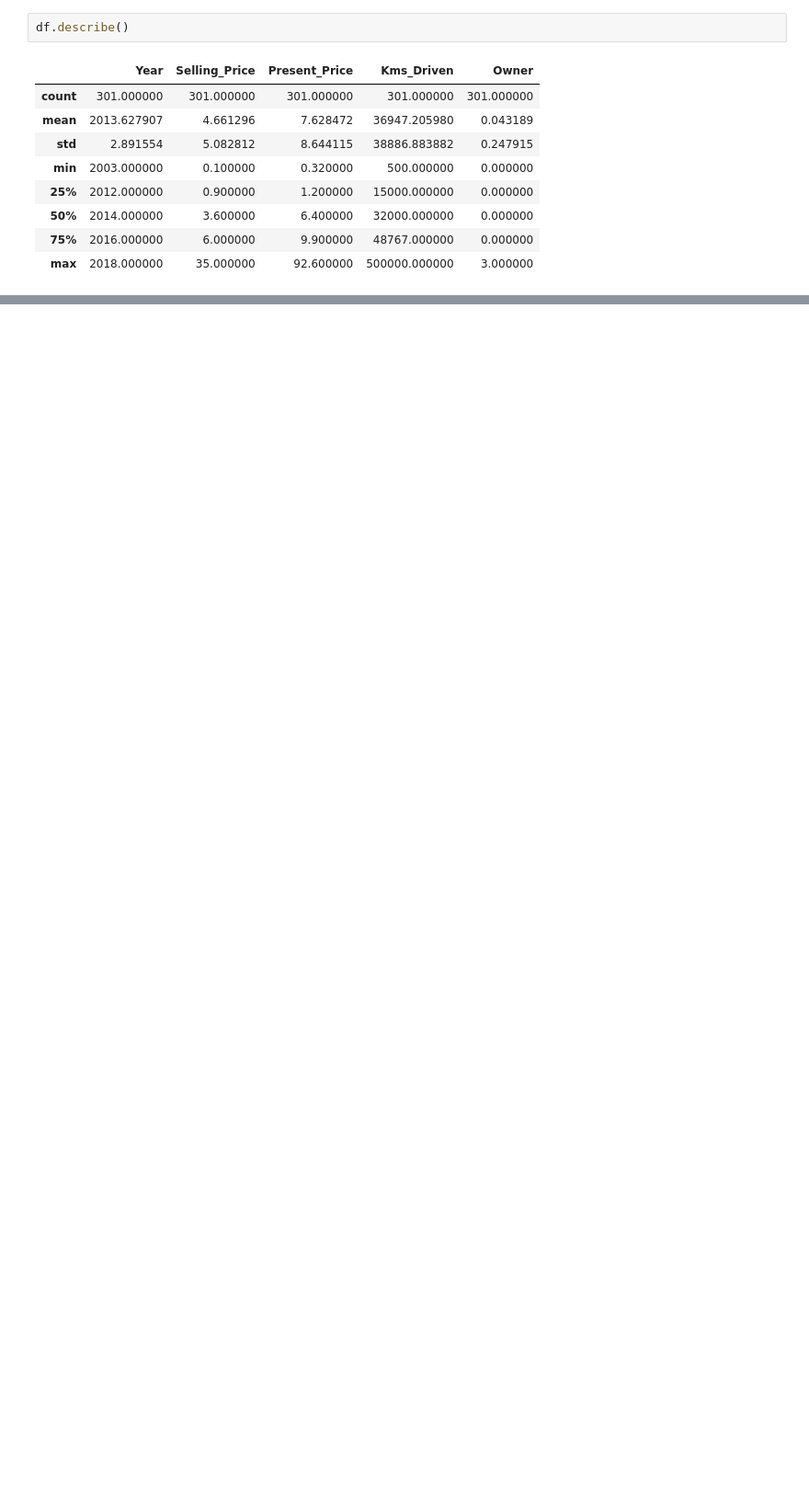
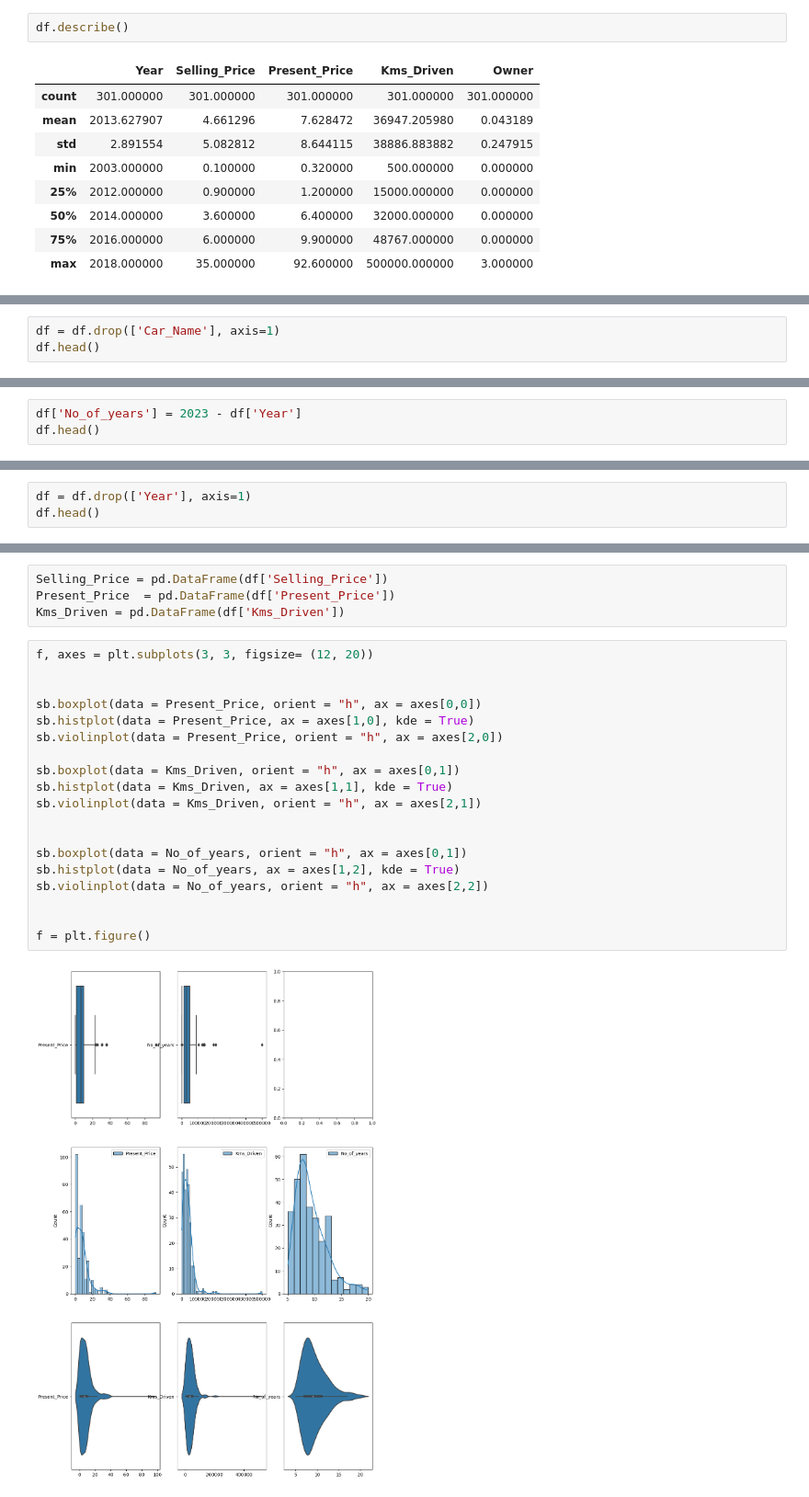
Before and after one commit to joycelee91/SC1015_miniproject, a Jupyter notebook: car-price-prediction.ipynb, the cells around one changed output, grey strips where cells are left out. Shown at 92% size. Drawn from its saved outputs; the diff is of its cells as text; blank space fills up the shorter version.

```diff
--- a/car-price-prediction.ipynb
+++ b/car-price-prediction.ipynb
@@ -297,0 +73,3 @@ RMSE: 1.9924488125629525
+# %%
+df = df.drop(['Car_Name'], axis=1)
+df.head()
@@ -297,0 +83,3 @@ RMSE: 1.9924488125629525
+# %%
+df['No_of_years'] = 2023 - df['Year']
+df.head()
@@ -297,0 +112,3 @@ RMSE: 1.9924488125629525
+# %%
+df = df.drop(['Year'], axis=1)
+df.head()
@@ -297,0 +140,25 @@ RMSE: 1.9924488125629525
+# %%
+Selling_Price = pd.DataFrame(df['Selling_Price'])
+Present_Price  = pd.DataFrame(df['Present_Price'])
+Kms_Driven = pd.DataFrame(df['Kms_Driven'])
+# %%
+f, axes = plt.subplots(3, 3, figsize= (12, 20))
+
+
+sb.boxplot(data = Present_Price, orient = "h", ax = axes[0,0])
+sb.histplot(data = Present_Price, ax = axes[1,0], kde = True)
+sb.violinplot(data = Present_Price, orient = "h", ax = axes[2,0])
+
+sb.boxplot(data = Kms_Driven, orient = "h", ax = axes[0,1])
+sb.histplot(data = Kms_Driven, ax = axes[1,1], kde = True)
+sb.violinplot(data = Kms_Driven, orient = "h", ax = axes[2,1])
+
+
+sb.boxplot(data = No_of_years, orient = "h", ax = axes[0,1])
+sb.histplot(data = No_of_years, ax = axes[1,2], kde = True)
+sb.violinplot(data = No_of_years, orient = "h", ax = axes[2,2])
+
+
+f = plt.figure()
+# %% [output]
+[figure, added]
```
Also changed, not shown: parts of 59 cells of this notebook.
